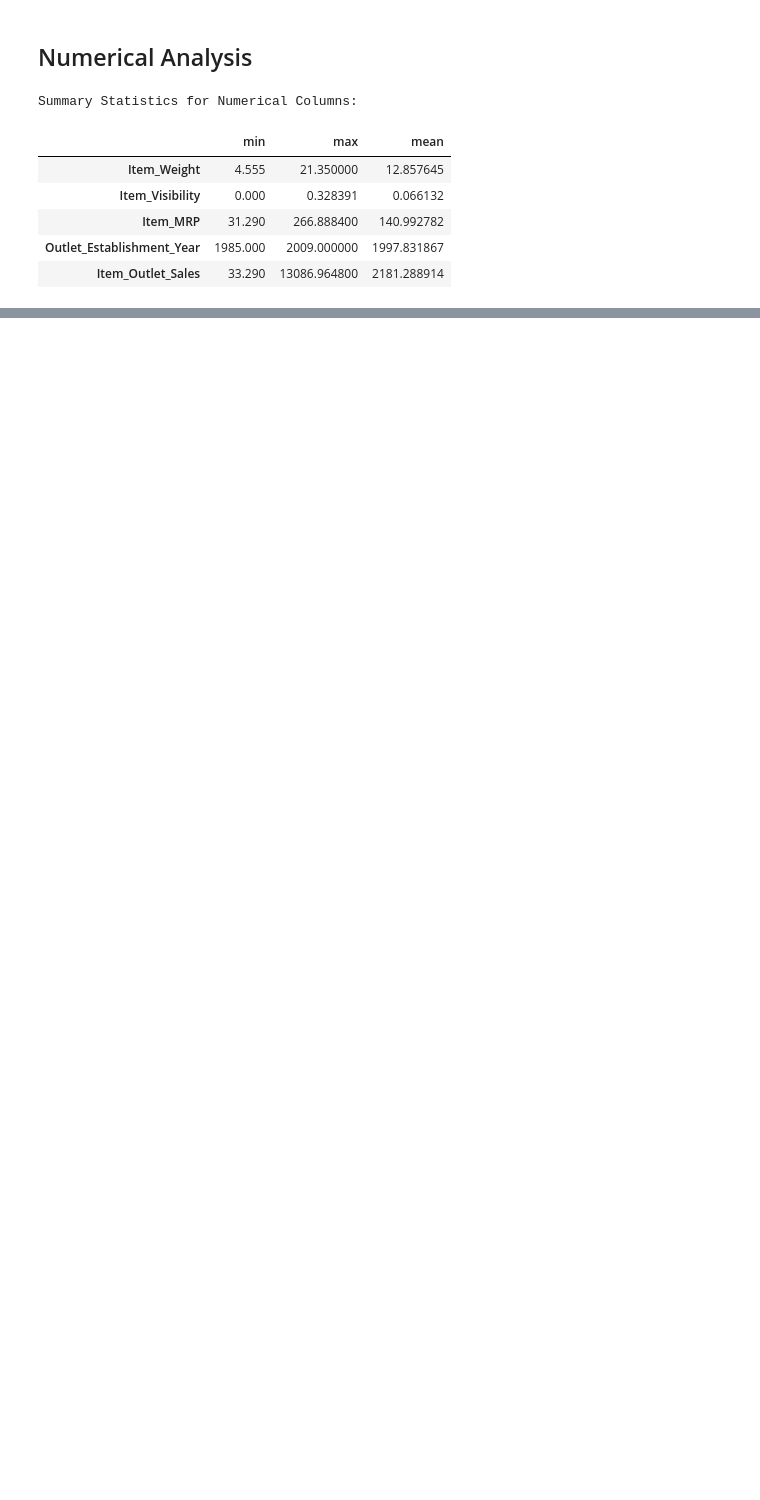
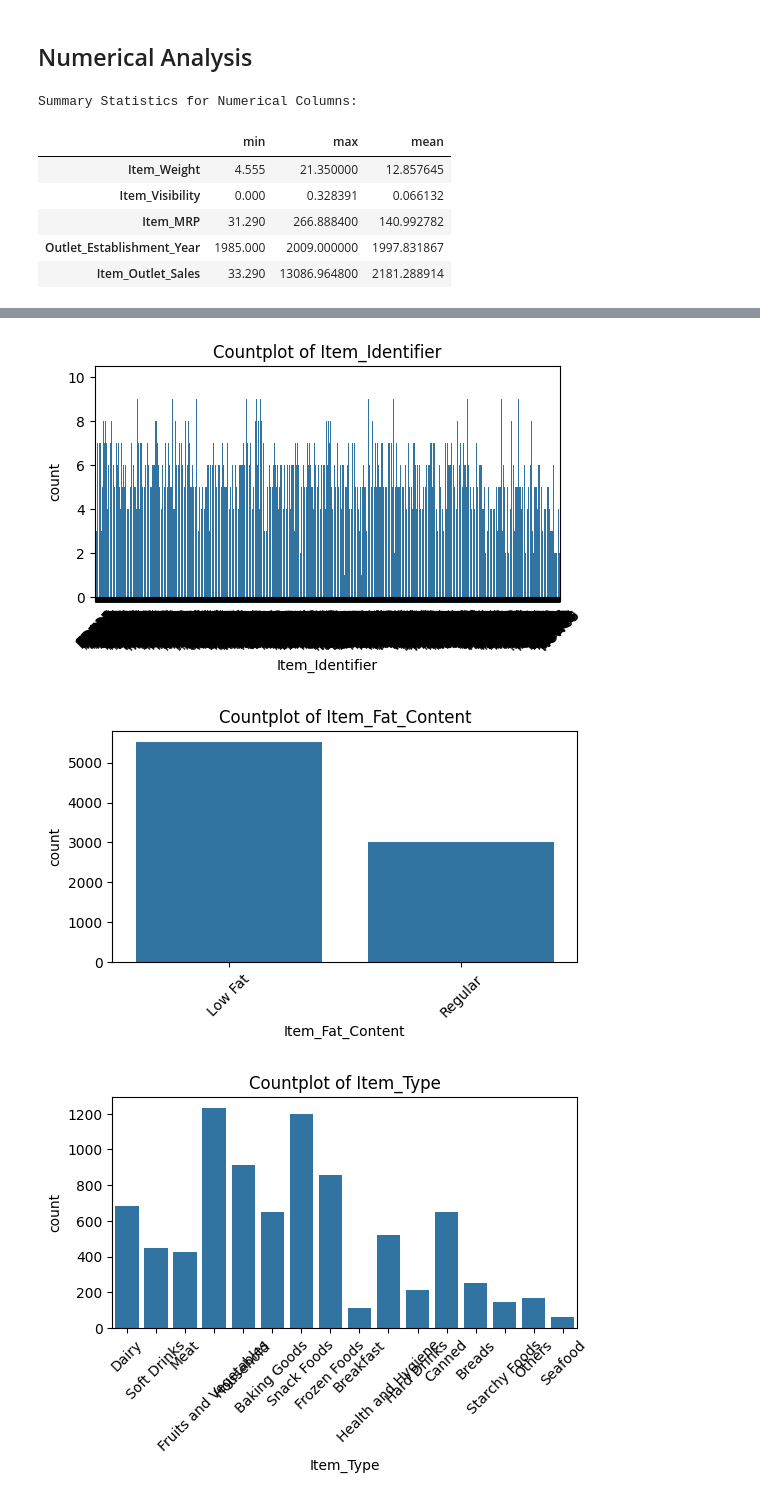
Before and after one commit to ashrafsohail42003/Prediction-of-Product-Sales, a Jupyter notebook: Data_Cleaning_&_Exploration(Project).ipynb, the cells around one changed output, grey strips where cells are left out. Saved outputs shown, nothing was run; the diff lists cells and outputs as text; code cells hidden in the pictures; blank space fills up the shorter version.

```diff
--- a/Data_Cleaning_&_Exploration(Project).ipynb
+++ b/Data_Cleaning_&_Exploration(Project).ipynb
@@ -178,0 +227,3 @@ Summary Statistics for Numerical Columns:
+# %%
+cat_cols = df.select_dtypes(include='object').columns
+cat_cols
@@ -178,0 +234,10 @@ Summary Statistics for Numerical Columns:
+# %%
+for c in cat_cols:
+    plt.figure(figsize=(6,3))
+    sns.countplot(data=df, x=c)
+    plt.title(f'Countplot of {c}')
+    plt.xticks(rotation=45)
+# %% [output]
+[figure, added]
+[figure, added]
+[figure, added]
```
Also changed, not shown: parts of 17 cells of this notebook.
